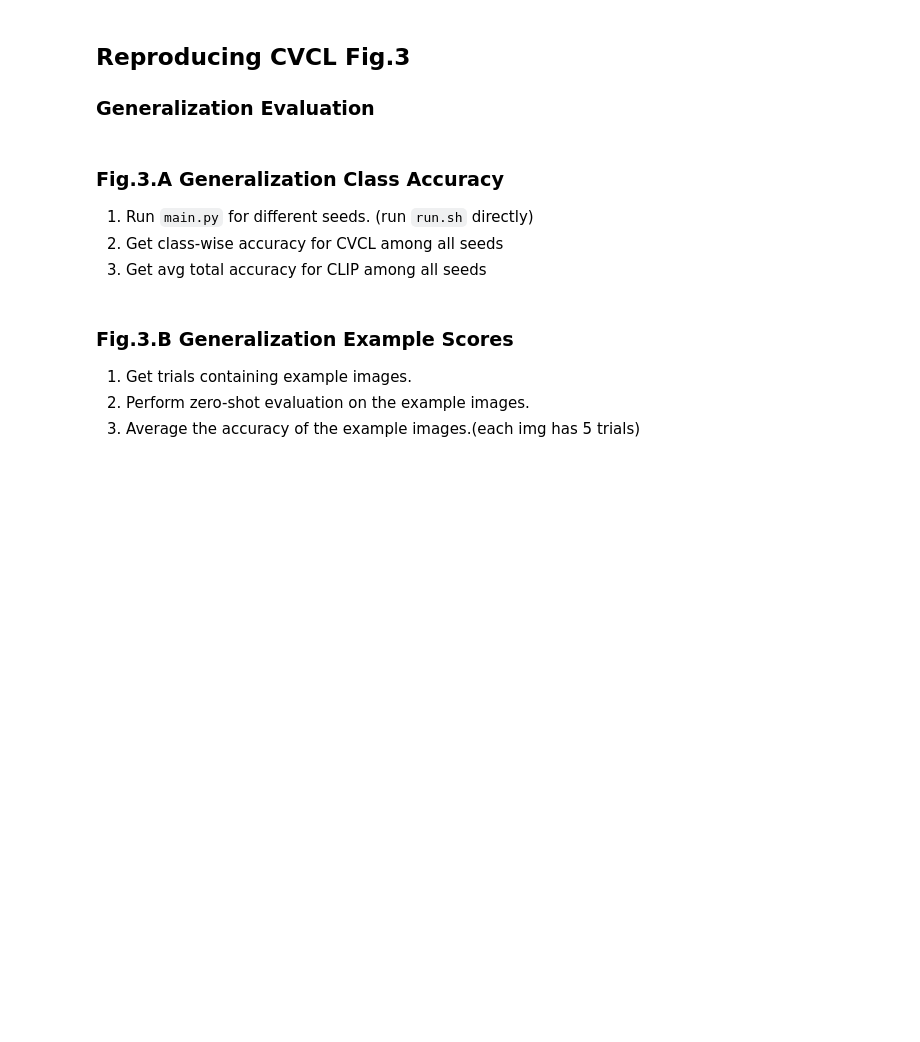
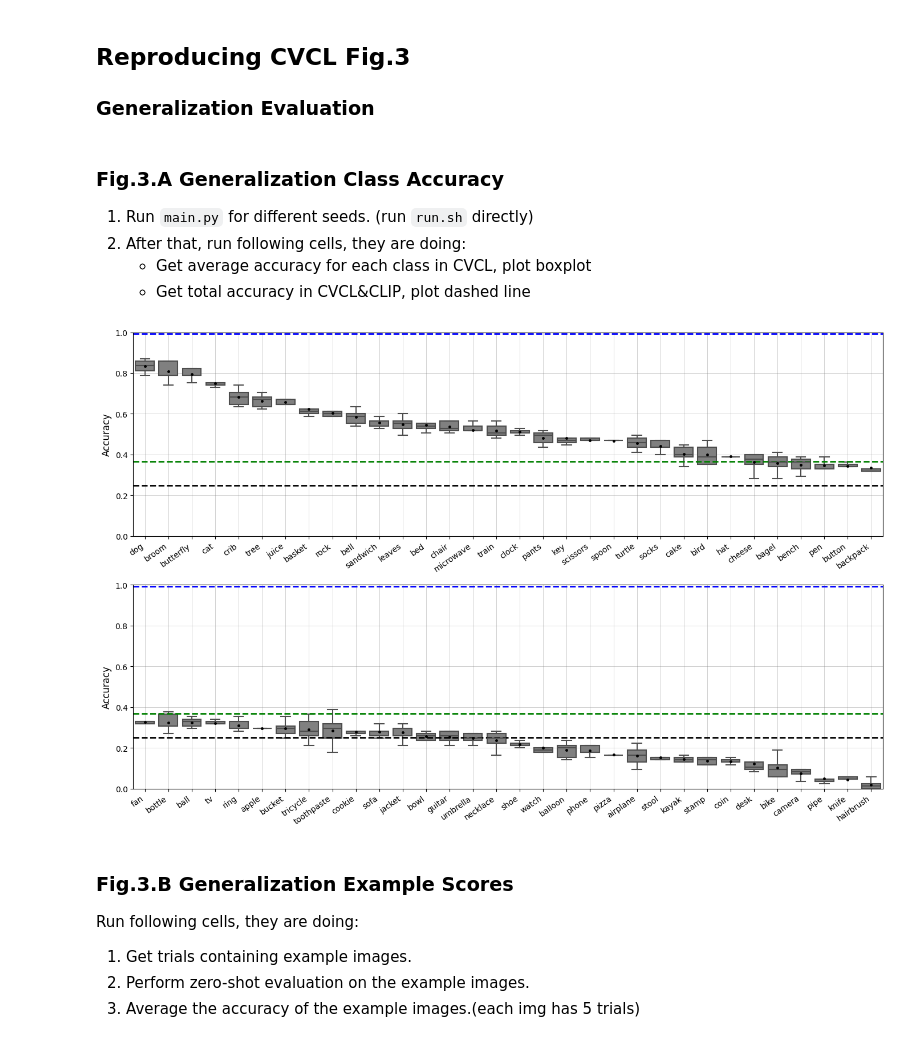
Before and after one commit to Kexueyi/CVCL2024-repro, a Jupyter notebook: repro_plt.ipynb, the cells around one changed output. Saved outputs shown, nothing was run; the diff lists cells and outputs as text; code cells hidden in the pictures; blank space fills up the shorter version.

```diff
--- a/repro_plt.ipynb
+++ b/repro_plt.ipynb
@@ -4,5 +4,6 @@
 # %% [markdown]
 ### Fig.3.A Generalization Class Accuracy
 1. Run `main.py` for different seeds. (run `run.sh` directly)
-2. Get class-wise accuracy for CVCL among all seeds
-3. Get avg total accuracy for CLIP among all seeds
+2. After that, run following cells, they are doing:
+    - Get average accuracy for each class in CVCL, plot boxplot
+    - Get total accuracy in CVCL&CLIP, plot dashed line
@@ -9,66 +47,33 @@
 # %%
-import json
-import pandas as pd
-import numpy as np
-import matplotlib.pyplot as plt
-import glob
-from utils import set_seed
-import seaborn as sns
-
-def load_data(files):
-    data_list = []
-    overall_acc = {'cvcl': [], 'clip': []}
-
-    for file in files:
-        with open(file, 'r') as f:
-            data = json.load(f)
-            model_type = 'clip' if data['args']['model'] == 'clip' else 'cvcl'
-            overall_acc[model_type].append(data['overall_accuracy'])
-
-            if model_type == 'cvcl':
-                seed = file.split('_')[1].split('.')[0]
-                data_list.extend({
-                    'Category': category,
-                    'Accuracy': accuracy,
-                    'Seed': seed
-                } for category, accuracy in data['class_accuracy'].items())
-
-    return data_list, overall_acc
-
-def prepare_dataframe(data_list):
-    df = pd.DataFrame(data_list)
-    df['Mean_Accuracy'] = df.groupby('Category')['Accuracy'].transform('mean')
-    return df.sort_values(by='Mean_Accuracy', ascending=False)
-
 def plot_accuracy(df, overall_acc, split_index):
     categories = df['Category'].unique()
     dfs = [df[df['Category'].isin(categories[:split_index])],
            df[df['Category'].isin(categories[split_index:])]]
 
     fig, axs = plt.subplots(2, 1, figsize=(14, 9), sharey=True)
-    meanpointprops = dict(marker='o', markeredgecolor='gray', markerfacecolor='dimgrey', markersize=2.5)
+    meanpointprops = dict(marker='o', markeredgecolor='black', markerfacecolor='black', markersize=2.5)
 
     for i, df_part in enumerate(dfs):
-        sns.boxplot(x='Category', y='Accuracy', data=df_part, ax=axs[i], color='white',
-                    fliersize=2, linewidth=1.5, showmeans=True, meanprops=meanpointprops)
+        sns.boxplot(x='Category', y='Accuracy', data=df_part, ax=axs[i], color='gray',
+                    fliersize=0, linewidth=1.5, showmeans=True, meanprops=meanpointprops)
         axs[i].set_xticklabels(axs[i].get_xticklabels(), rotation=35, ha='right', fontsize=10)
         axs[i].set_ylabel('Accuracy', fontsize=12)
         axs[i].set_xlabel('')
         axs[i].axhline(y=0.25, color='black', linestyle='--', linewidth=2.0)
         axs[i].axhline(y=overall_acc['cvcl'], color='green', linestyle='--', linewidth=2.0)
         axs[i].axhline(y=overall_acc['clip'], color='blue', linestyle='--', linewidth=2.0)
         axs[i].grid(True, linestyle='-', linewidth='0.5', color='gray', alpha=0.5)
         axs[i].set_ylim(0, 1)
 
     plt.tight_layout()
     plt.show()
 
-files = glob.glob('results/trial_*_*_*.json')
-data_list, overall_acc = load_data(files)
-df_all = prepare_dataframe(data_list)
 plot_accuracy(df_all, {k: np.mean(v) for k, v in overall_acc.items()}, len(df_all['Category'].unique()) // 2)
+# %% [output]
+[figure, added]
 # %% [markdown]
 ### Fig.3.B Generalization Example Scores
+Run following cells, they are doing:
 1. Get trials containing example images.
 2. Perform zero-shot evaluation on the example images.
 3. Average the accuracy of the example images.(each img has 5 trials)
```
Also changed, not shown: parts of 5 cells of this notebook, 17 other files.
